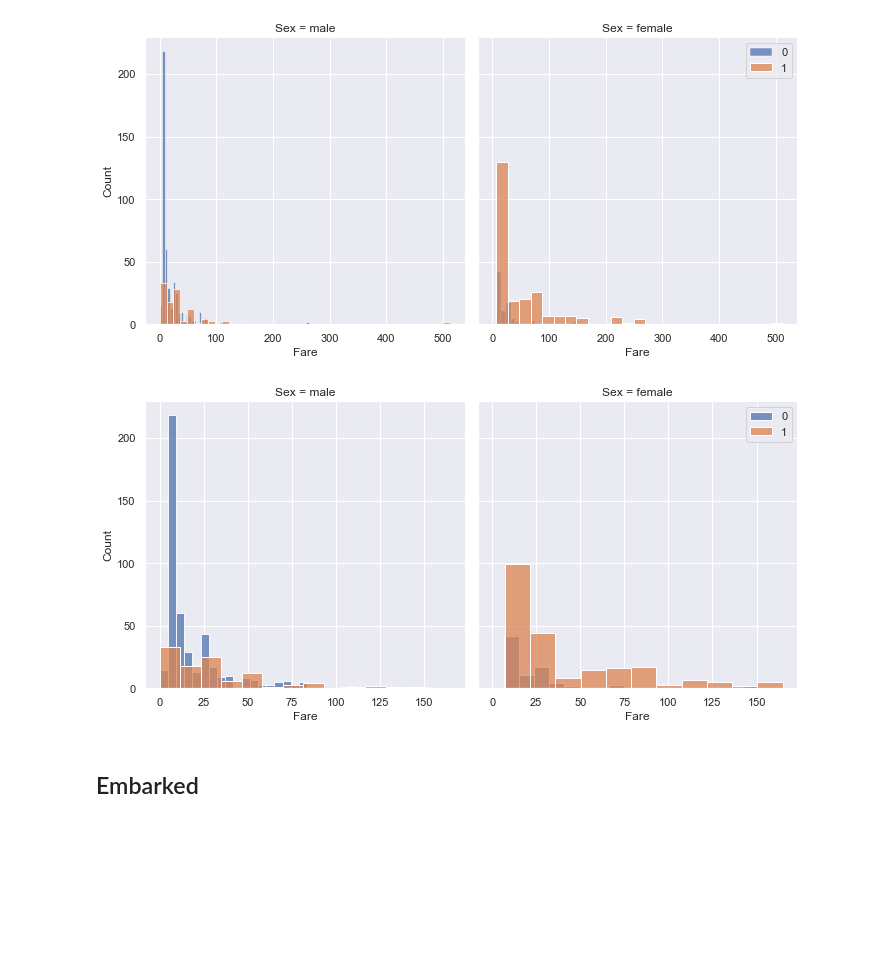
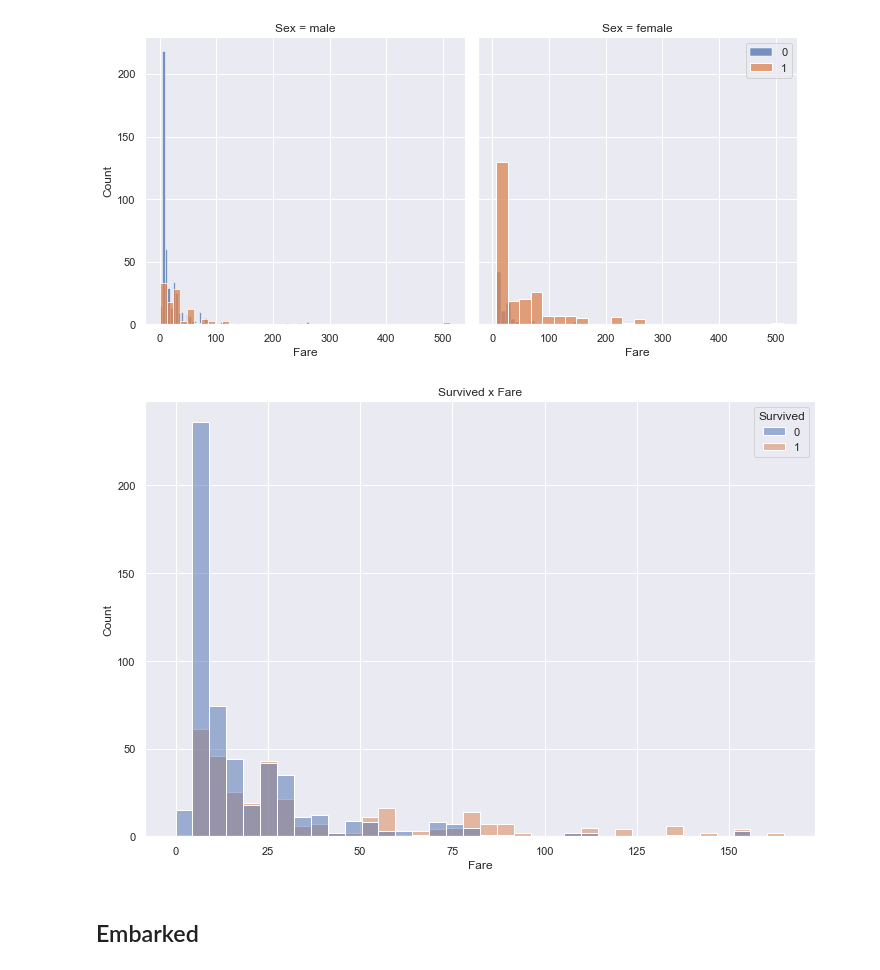
Before and after one commit to IvaStival/DataScience, a Jupyter notebook: Binahki/Challenge_01/code/titanic_analysis_review2.ipynb, the cells around one changed output. Saved outputs shown, nothing was run; the diff lists cells and outputs as text; code cells hidden in the pictures; blank space fills up the shorter version.

```diff
--- a/Binahki/Challenge_01/code/titanic_analysis_review2.ipynb
+++ b/Binahki/Challenge_01/code/titanic_analysis_review2.ipynb
@@ -244,14 +296,14 @@ plt.show()
 # %% [output]
 [figure]
 # %%
-# EXISTS SOME VALUES THAT ARE MUCH HIGH, I WILL PLOT WITHOUT THIS VALUES TO SEE THE DISTRIBUTION
-# PEOPLE THAT PAY LESS THAN 30 HAVE A GREATEST AMOUNT OF DEATH, AND LESS THAN 10 HAVE THE GREATEST MAJORITY OF DEATH
-grid = sns.FacetGrid(data=df_train.loc[df_train["Fare"] < 200], col="Sex", hue="Survived", height=5)
-grid.map(sns.histplot, "Fare")
-plt.legend()
+# AQUI RETIREI OS VALORES MAIS ALTOS PARA SER MELHOR A VISUALIZAÇÃO DAS INFORMAÇÕES
+# FICA MAIS CLARO VISUALIZAR AGORA
+plt.figure(figsize=(12,8))
+sns.histplot(data=df_train.loc[df_train["Fare"] < 200], x="Fare", hue="Survived")
+plt.title("Survived x Fare")
 plt.show()
 # %% [output]
-[figure, old version]
+[figure, new version]
 # %% [markdown]
 ## Embarked
 # %%
```
Also changed, not shown: parts of 42 cells of this notebook, 10 other files.
